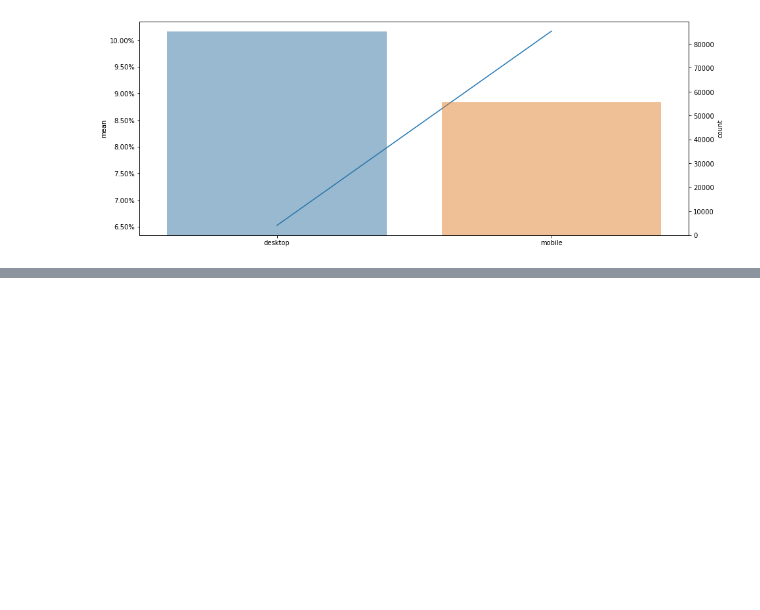
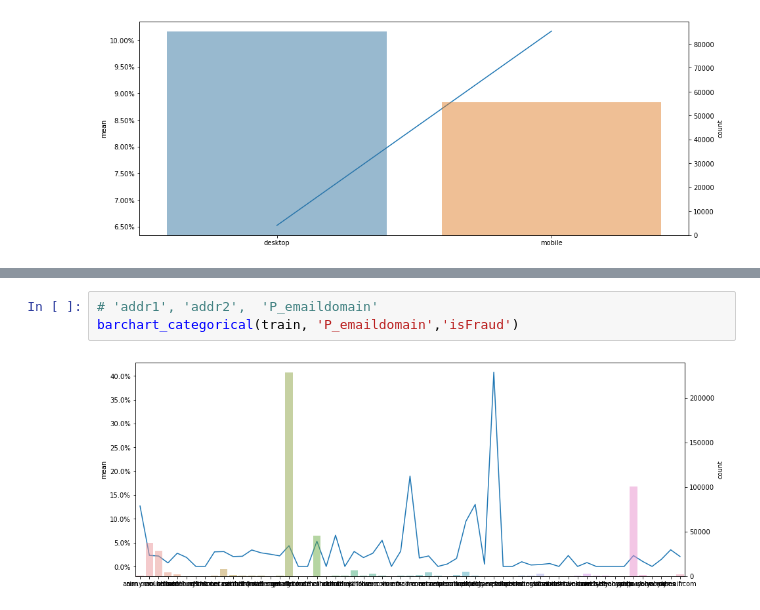
Before and after one commit to Prakrut/Fraud_Detection, a Jupyter notebook: Code/CreditCardFraudDetection.ipynb, the cells around one changed output, grey strips where cells are left out. Drawn from its saved outputs; the diff is of its cells as text; blank space fills up the shorter version.

```diff
--- a/Code/CreditCardFraudDetection.ipynb
+++ b/Code/CreditCardFraudDetection.ipynb
@@ -166,0 +196,5 @@ barchart_categorical(train, 'DeviceType', 'isFraud')
+# %%
+# 'addr1', 'addr2',  'P_emaildomain'
+barchart_categorical(train, 'P_emaildomain','isFraud')
+# %% [output]
+[figure, added]
```
Also changed, not shown: parts of 4 cells of this notebook.
